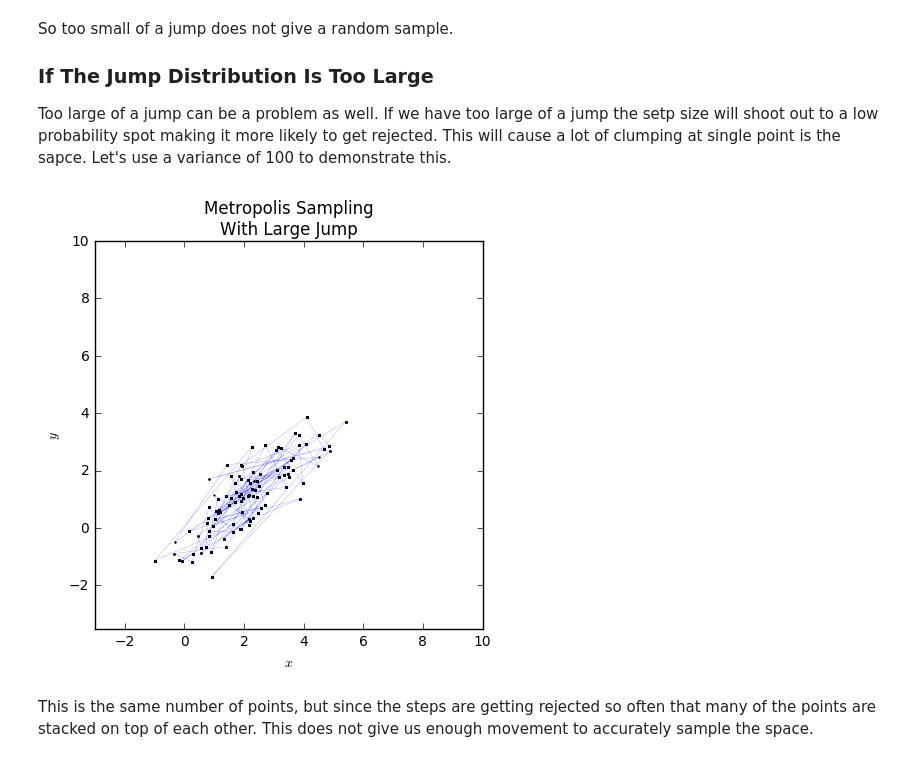
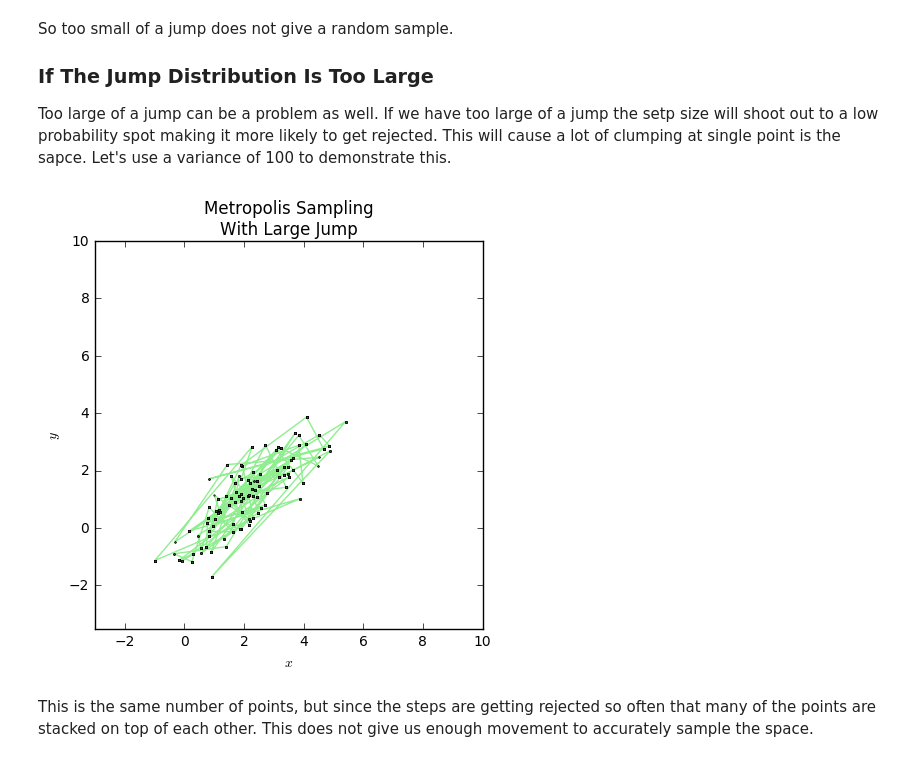
Before and after one commit to AbeNassar/Playground, a Jupyter notebook: Simulations/Metropolis Algorithm.ipynb, the cells around one changed output. Saved outputs shown, nothing was run; the diff lists cells and outputs as text; code cells hidden in the pictures.

```diff
--- a/Simulations/Metropolis Algorithm.ipynb
+++ b/Simulations/Metropolis Algorithm.ipynb
@@ -143,16 +143,16 @@ Too large of a jump can be a problem as well. If we have too large of a jump the
 # %%
 big_jump = ss.multivariate_normal(mean=[0,0], cov=100)
 
 big_sampled_points = metropolis(pdf_to_sample, big_jump, nSamples, np.array([1,10]), burn_in=100)
 
 plt.figure(7,figsize=[5,5])
-plt.plot(big_sampled_points[:,0],big_sampled_points[:,1], "-o", lw=.1, ms=1)
+plt.plot(big_sampled_points[:,0],big_sampled_points[:,1], "-o", color="lightgreen", lw=1, ms=1)
 plt.xlim([-3,10]); plt.ylim([-3.5,10])
 plt.title("Metropolis Sampling\nWith Large Jump")
 plt.xlabel("$x$"); plt.ylabel("$y$")
 plt.show()
 # %% [output]
-[figure, old version]
+[figure, new version]
 # %% [markdown]
 This is the same number of points, but since the steps are getting rejected so often that many of the points are stacked on top of each other. This does not give us enough movement to accurately sample the space.
 # %%
```
Also changed, not shown: parts of 3 cells of this notebook.
